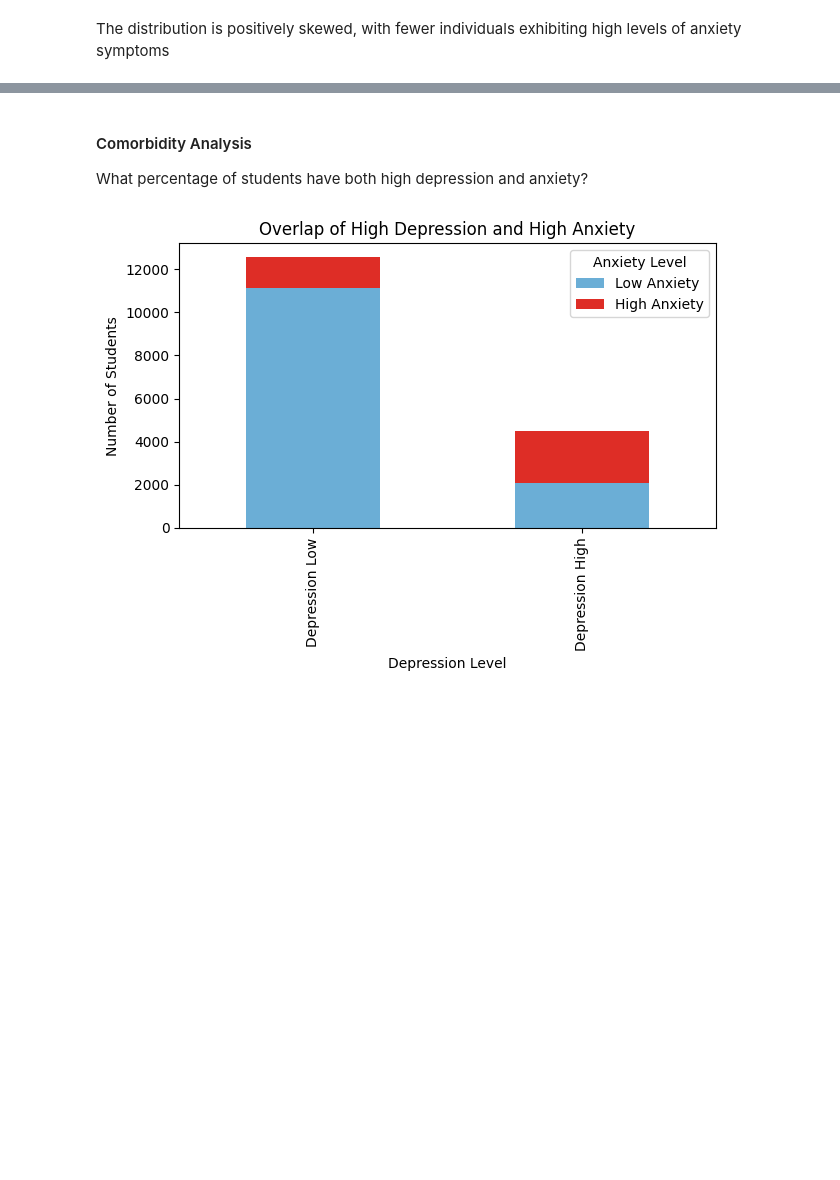
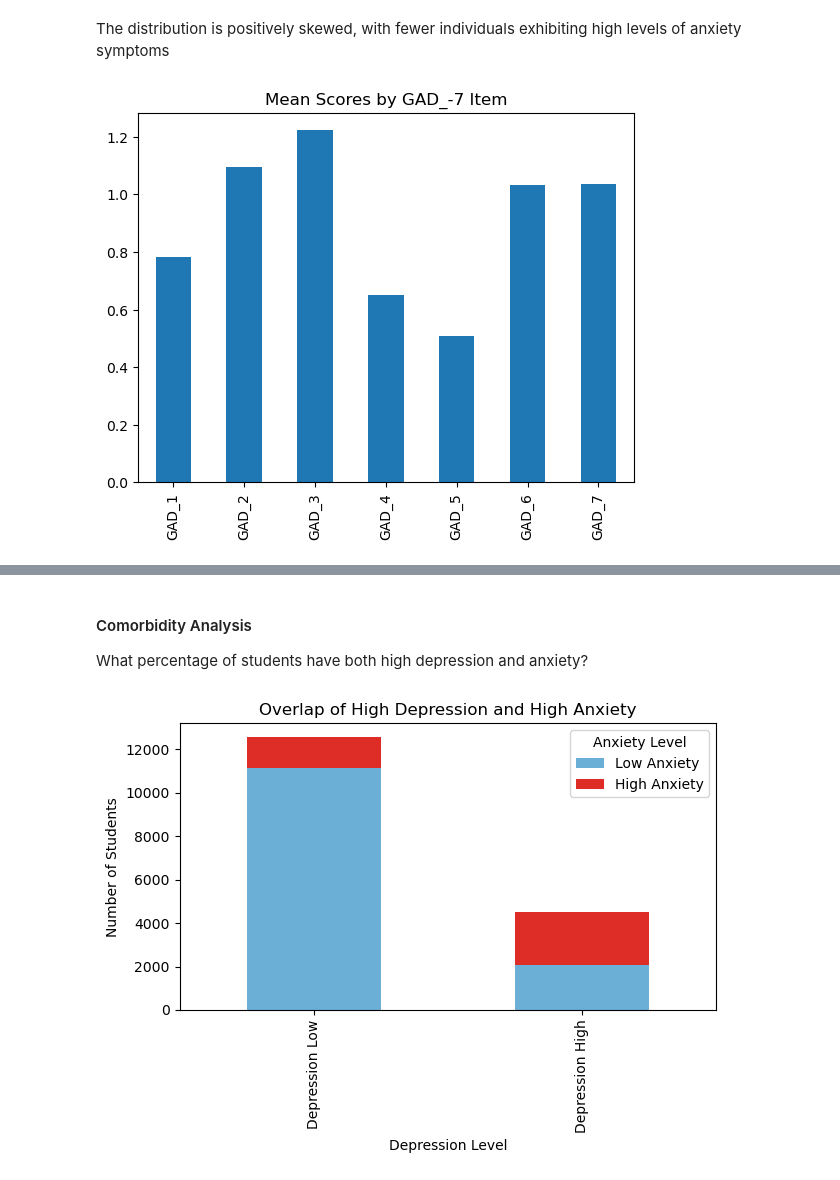
Before and after one commit to r0sh1ddy/Depression-Anxiety-predictor-for-High-School-Students-in-Kenya, a Jupyter notebook: Mental_health.ipynb, the cells around one changed output, grey strips where cells are left out. Saved outputs shown, nothing was run; the diff lists cells and outputs as text; code cells hidden in the pictures; blank space fills up the shorter version.

```diff
--- a/Mental_health.ipynb
+++ b/Mental_health.ipynb
@@ -408,2 +430,9 @@ Text(0.5, 1.0, 'Distribution of GAD-7 Anxiety Scores')
 # %% [markdown]
 The distribution is positively skewed, with fewer individuals exhibiting high levels of anxiety symptoms
+# %%
+phq_items = [f'GAD_{i}' for i in range(1,8)]
+df[phq_items].mean().plot(kind='bar')
+plt.title('Mean Scores by GAD_-7 Item')
+plt.savefig('Image/GAD_Items.png', dpi=300, bbox_inches='tight')
+# %% [output]
+[figure, added]
```
Also changed, not shown: parts of 16 cells of this notebook.
